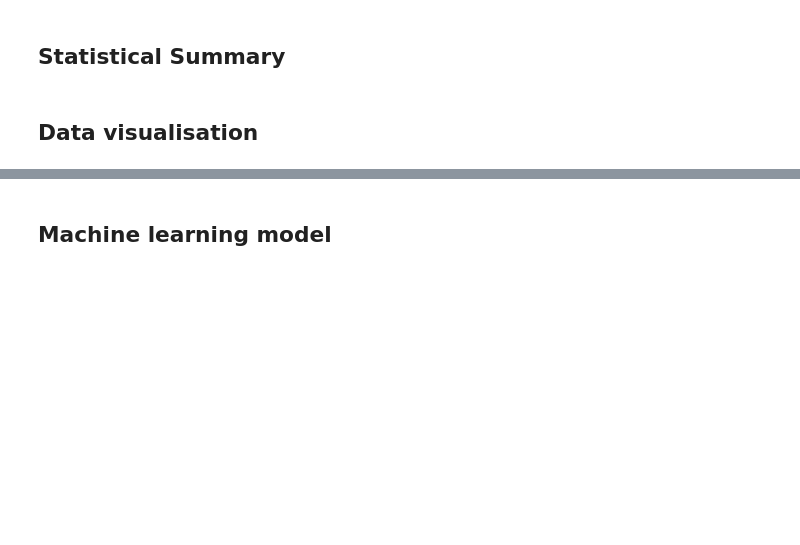
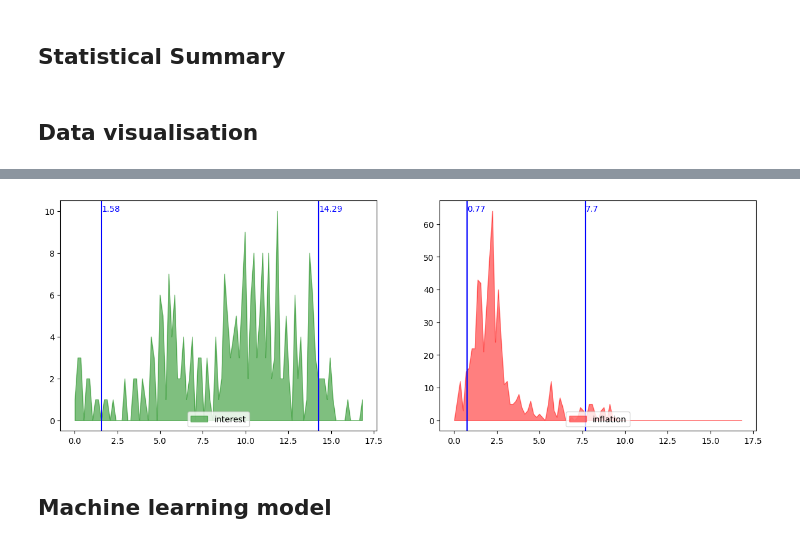
Before and after one commit to hudsonmendes/uolondon-cm3005-dsc, a Jupyter notebook: report.ipynb, the cells around one changed output, grey strips where cells are left out. Drawn from its saved outputs; the diff is of its cells as text; code cells hidden in the pictures; blank space fills up the shorter version.

```diff
--- a/report.ipynb
+++ b/report.ipynb
@@ -177,3 +200,33 @@ interest_df.sample(n=5)
+# %%
+fig, axes = plt.subplots(ncols=2, nrows=1, figsize=(15, 5))
+
+x = np.linspace(0.0, max_rate, 100)
+
+def plot_rate_distributions(ax, df: pd.DataFrame, label: str, color: str):
+    df = df.copy()
+    df["bin"] = pd.cut(df["rate"], bins=x)
+    y = list(df.groupby("bin").count()["rate"])
+    ax.fill_between(x[:-1], 0., y, color=color, alpha=0.5)
+    for quantile in df.rate.quantile([0.05, 0.95]):
+        ax.axvline(x=quantile, color='blue')
+        ax.annotate(str(round(quantile, 2)), xy=(quantile, max(y)), color='blue')
+    ax.axvline(x=quantile, color='blue')
+    ax.legend([label], loc="lower center")
+
+
+plot_rate_distributions(
+    ax=axes[0],
+    df=interest_df.copy(),
+    label="interest",
+    color="green")
+
+plot_rate_distributions(
+    ax=axes[1],
+    df=inflation_df.copy(),
+    label="inflation",
+    color="red")
+# %% [output]
+[figure, added]
 # %% [markdown]
 ## Machine learning model
 # %% [markdown]
```
Also changed, not shown: parts of 7 cells of this notebook.
